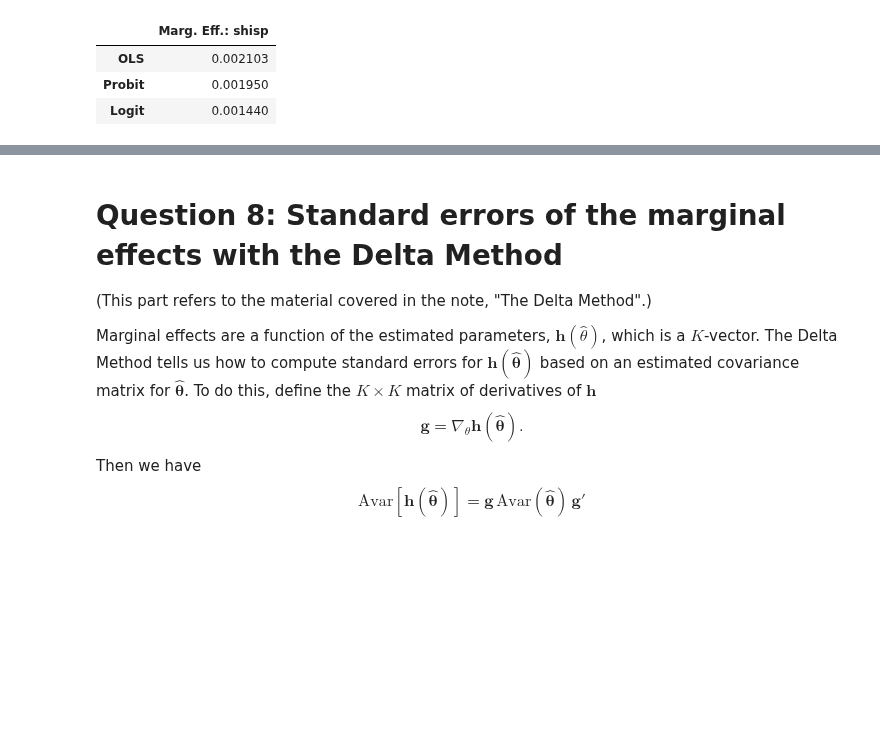
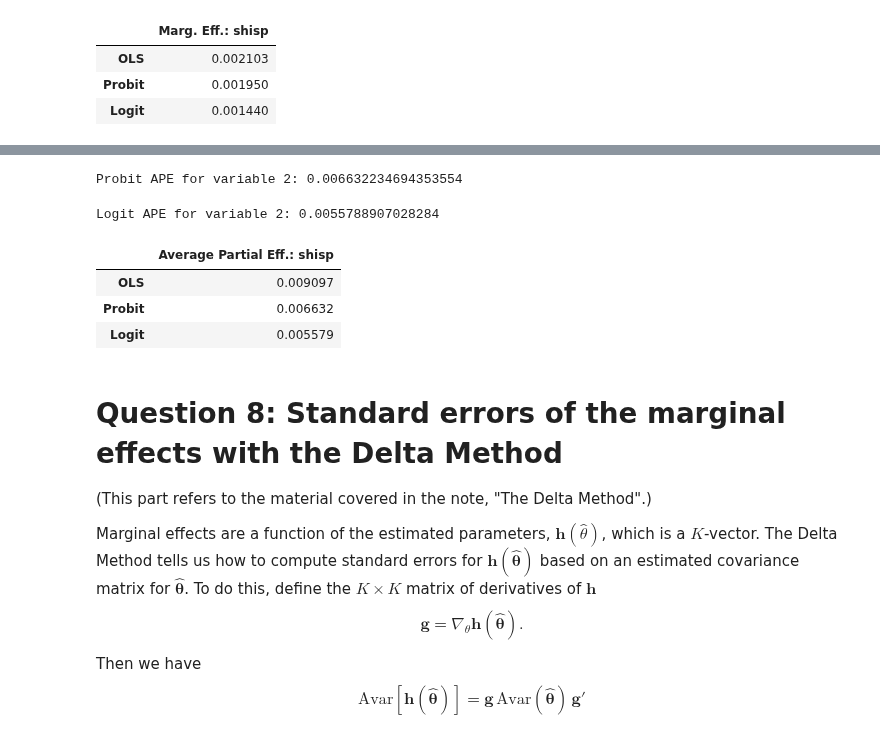
Before and after one commit to LucasJantunen/AdvMicroEconometrics, a Jupyter notebook: project3.ipynb, the cells around one changed output, grey strips where cells are left out. Cells and saved outputs as stored; diff of their text form; code cells hidden in the pictures; blank space fills up the shorter version.

```diff
--- a/project3.ipynb
+++ b/project3.ipynb
@@ -569,3 +641,35 @@ pd.DataFrame([ols_results['b_hat'][k],
+# %%
+ape_probit_hispanic = average_partial_effect(
+    x=x,
+    beta=b_pr,
+    k=2,                     # second variable
+    G=project3_probit.G,
+)
+
+print("Probit APE for variable 2:", ape_probit_hispanic)
+# %% [output]
+Probit APE for variable 2: 0.006632234694353554
+# %%
+ape_logit_hispanic = average_partial_effect(
+    x=x,
+    beta=b_lg,
+    k=2,                     # second variable
+    G=project3_logit.G
+)
+
+print("Logit APE for variable 2:", ape_logit_hispanic)
+# %% [output]
+Logit APE for variable 2: 0.0055788907028284
+# %%
+pd.DataFrame([ols_results['b_hat'][k],
+              ape_probit_hispanic,
+              ape_logit_hispanic],
+             index=['OLS', 'Probit', 'Logit'], columns=[f'Average Partial Eff.: {x_label[k]}']).round(6)
+# %% [output]
+|  | Average Partial Eff.: shisp |
+| OLS | 0.009097 |
+| Probit | 0.006632 |
+| Logit | 0.005579 |
 # %% [markdown]
 # Question 8: Standard errors of the marginal effects with the Delta Method
 
```
Also changed, not shown: parts of 32 cells of this notebook.
